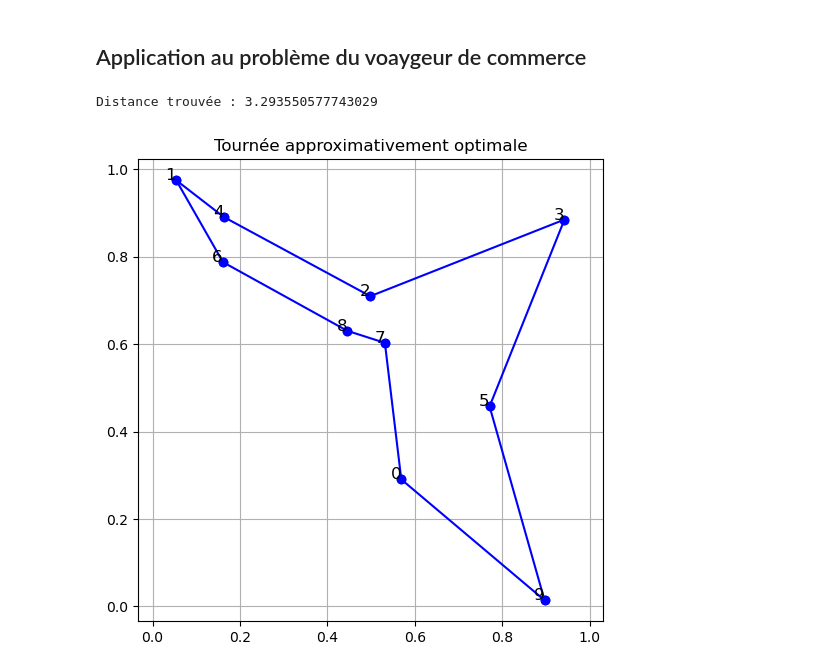
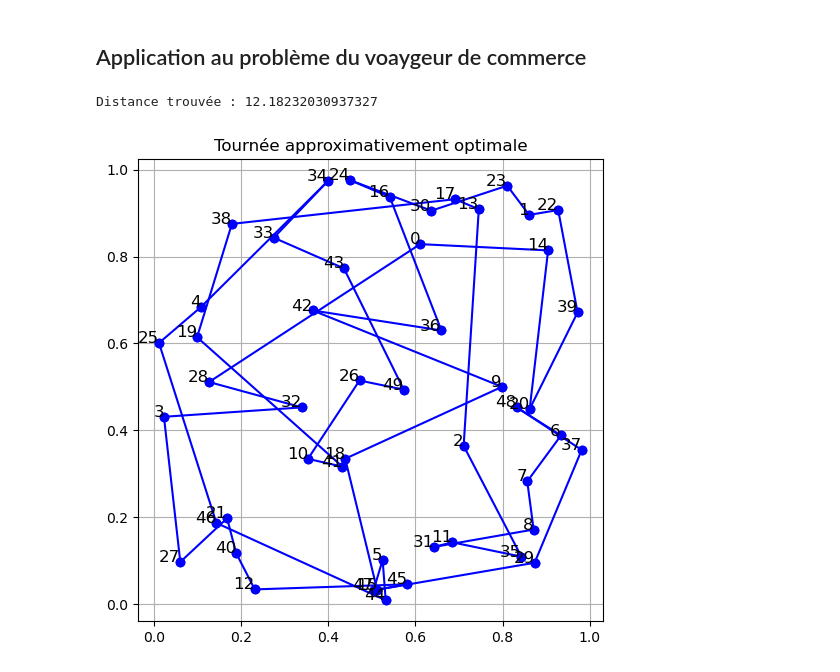
Before and after one commit to CorentinVaillant/ProjetMath-HastingMetropolis, a Jupyter notebook: implémentations/hasting_metropolis.ipynb, the cells around one changed output. Cells and saved outputs as stored; diff of their text form; code cells hidden in the pictures.

```diff
--- a/implémentations/hasting_metropolis.ipynb
+++ b/implémentations/hasting_metropolis.ipynb
@@ -296,11 +296,11 @@ Nous avons la distributions cible $\pi(X) = e^{-\mathcal{D}(X)/T}$, avec $T \in
 
 Nous définissons la matrice de transition $P$  -->
 # %%
-def swap_cities(x):
-    x_new = x.copy()
-    i, j = np.random.choice(len(x), size=2, replace=False)
-    x_new[i], x_new[j] = x_new[j], x_new[i]
-    return x_new
+def swap_cities(p):
+    p_new = p.copy()
+    i, j = np.random.choice(len(p), size=2, replace=False)
+    p_new[i], p_new[j] = p_new[j], p_new[i]
+    return p_new
 
 def distance_total(tournee, distances):
     return sum(distances[tournee[i], tournee[(i+1) % len(tournee)]] for i in range(len(tournee)))
@@ -309,24 +309,24 @@ def tsp_distribution_cible(tournee, distances, beta=1):
     return np.exp(-beta * distance_total(tournee, distances))
 # %%
 
-def hasting_metropolis_tsp(x0, distances, beta=1.0, iterations = 1_000):
-    x_t = x0.copy()
-    tirage = [x_t.copy()]
+def hasting_metropolis_tsp(p0, distances, beta=1.0, iterations = 1_000):
+    p_t = p0.copy()
+    tirage = [p_t.copy()]
 
     for _ in range(iterations):
-        x_prime = swap_cities(x_t)
+        p_prime = swap_cities(p_t)
 
-        pi_xt = tsp_distribution_cible(x_t, distances, beta)
-        pi_x = tsp_distribution_cible(x_prime, distances, beta)
+        pi_pt = tsp_distribution_cible(p_t, distances, beta)
+        pi_p = tsp_distribution_cible(p_prime, distances, beta)
 
         #proposition symétrique :
-        alpha = min(1, pi_x/pi_xt) if pi_xt > 0 else 1
+        alpha = min(1, pi_p/pi_pt) if pi_pt > 0 else 1
 
         u = np.random.uniform()
         if u <= alpha:
-            x_t = x_prime
+            p_t = p_prime
 
-        tirage.append(x_t.copy())
+        tirage.append(p_t.copy())
 
     return tirage
 
@@ -353,16 +353,16 @@ def tracer_tournee(villes, tournee, titre="Tournée"):
     plt.grid(True)
     plt.show()
 # %%
-n_villes = 10
+n_villes = 50
 villes = generer_villes(n_villes)
 distances = matrice_distances(villes)
-x0 = list(range(n_villes))
+p0 = list(range(n_villes))
 
-tirages = hasting_metropolis_tsp(x0, distances, beta=5.0, iterations=5000)
+tirages = hasting_metropolis_tsp(p0, distances, beta=5.0, iterations=5000)
 meilleur = meilleur_solution(tirages, distances)
 
 print("Distance trouvée :", distance_total(meilleur, distances))
 tracer_tournee(villes, meilleur, titre="Tournée approximativement optimale")
 # %% [output]
-Distance trouvée : 3.293550577743029
+Distance trouvée : 12.18232030937327
-[figure, old version]
+[figure, new version]
```
Also changed, not shown: parts of 1 cell of this notebook, 2 other files.
